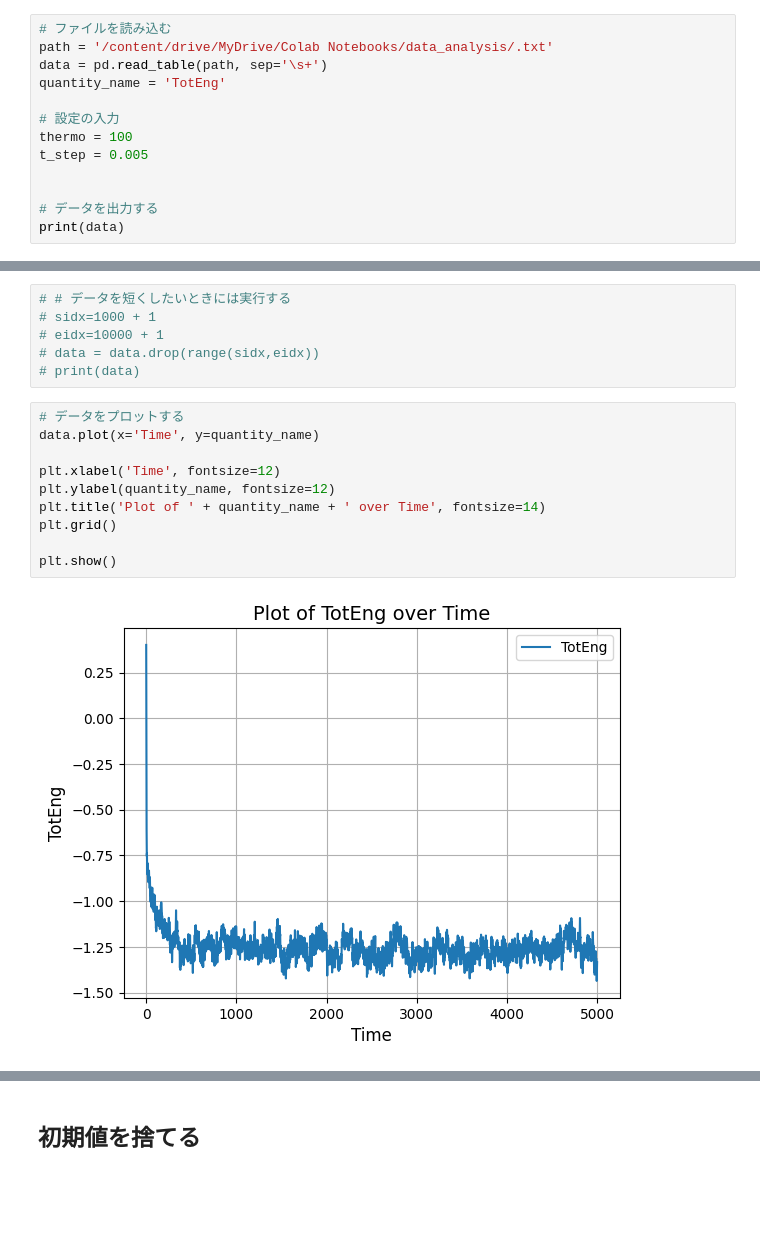
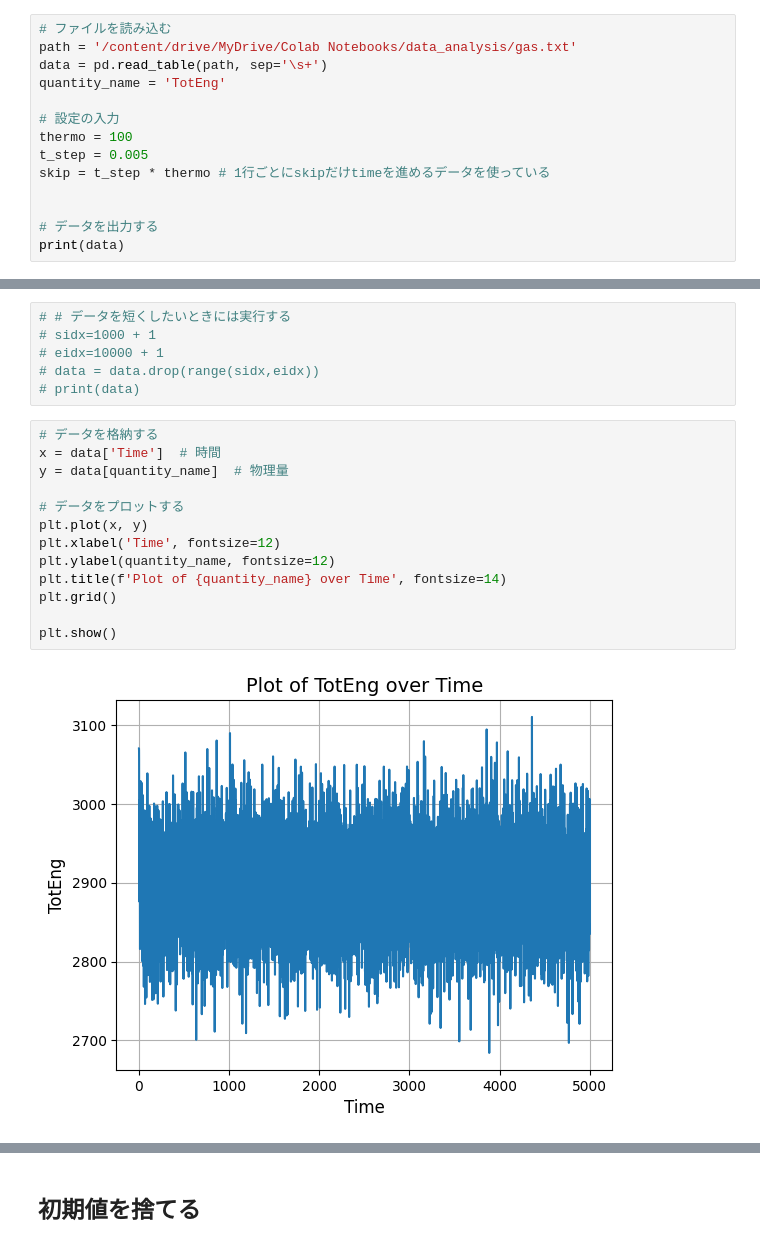
Before and after one commit to m-agnet/Bachelor-of-Physics, a Jupyter notebook: data_analysis.ipynb, the cells around one changed output, grey strips where cells are left out. Saved outputs shown, nothing was run; the diff lists cells and outputs as text; blank space fills up the shorter version.

Commit message:
Colaboratory を使用して作成しました

```diff
--- a/data_analysis.ipynb
+++ b/data_analysis.ipynb
@@ -10,13 +11,14 @@ import matplotlib.pyplot as plt
 from scipy.stats import norm
 # %%
 # ファイルを読み込む
-path = '/content/drive/MyDrive/Colab Notebooks/data_analysis/.txt'
+path = '/content/drive/MyDrive/Colab Notebooks/data_analysis/gas.txt'
 data = pd.read_table(path, sep='\s+')
 quantity_name = 'TotEng'
 
 # 設定の入力
 thermo = 100
 t_step = 0.005
+skip = t_step * thermo # 1行ごとにskipだけtimeを進めるデータを使っている
 
 
 # データを出力する
@@ -43,14 +45,17 @@ print(data)
 # data = data.drop(range(sidx,eidx))
 # print(data)
 # %%
+# データを格納する
+x = data['Time']  # 時間
+y = data[quantity_name]  # 物理量
+
 # データをプロットする
-data.plot(x='Time', y=quantity_name)
-
+plt.plot(x, y)
 plt.xlabel('Time', fontsize=12)
 plt.ylabel(quantity_name, fontsize=12)
-plt.title('Plot of ' + quantity_name + ' over Time', fontsize=14)
+plt.title(f'Plot of {quantity_name} over Time', fontsize=14)
 plt.grid()
 
 plt.show()
 # %% [output]
-[figure, old version]
+[figure, new version]
```
Also changed, not shown: parts of 20 cells of this notebook.
